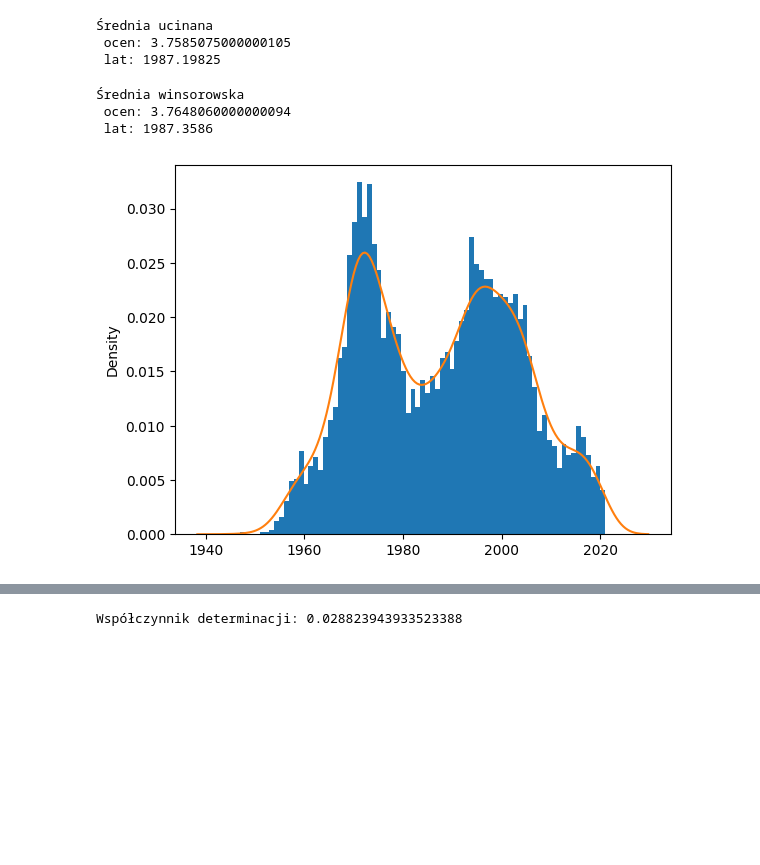
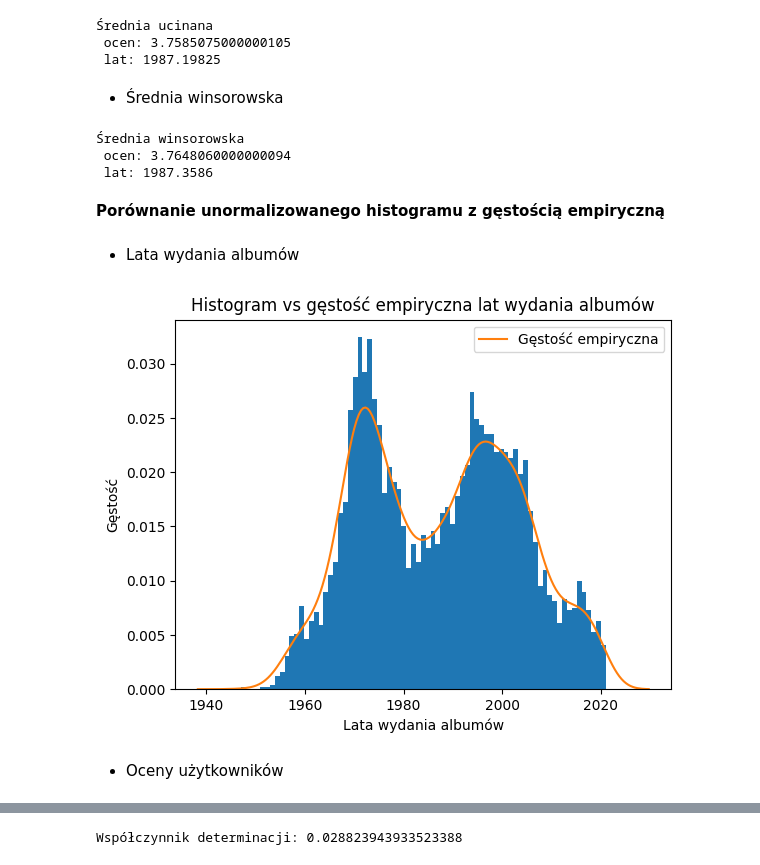
Before and after one commit to rafglo/Statystyka-stosowana, a Jupyter notebook: music_data_analysis.ipynb, the cells around one changed output, grey strips where cells are left out. Saved outputs shown, nothing was run; the diff lists cells and outputs as text; code cells hidden in the pictures; blank space fills up the shorter version.

```diff
--- a/music_data_analysis.ipynb
+++ b/music_data_analysis.ipynb
@@ -65,6 +91,8 @@ print(f"Średnia ucinana\n ocen: {t_mean_ratings} \n lat: {t_mean_years}")
 Średnia ucinana
  ocen: 3.7585075000000105
  lat: 1987.19825
+# %% [markdown]
+* Średnia winsorowska
 # %%
 def winsorized_mean(data, k):
     n = len(data)
@@ -81,11 +109,21 @@ print(f"Średnia winsorowska\n ocen: {w_mean_ratings} \n lat: {w_mean_years}")
 Średnia winsorowska
  ocen: 3.7648060000000094
  lat: 1987.3586
+# %% [markdown]
+**Porównanie unormalizowanego histogramu z gęstością empiryczną**
+# %% [markdown]
+* Lata wydania albumów
 # %%
 plt.hist(years,density=True,bins=75)
-sns.kdeplot(years)
+sns.kdeplot(years, label="Gęstość empiryczna")
+plt.xlabel("Lata wydania albumów")
+plt.ylabel("Gęstość")
+plt.title("Histogram vs gęstość empiryczna lat wydania albumów")
+plt.legend(loc="best")
 plt.show()
 # %% [output]
-[figure, old version]
+[figure, new version]
+# %% [markdown]
+* Oceny użytkowników
 # %%
 plt.hist(ratings,density=True,bins=80)
```
Also changed, not shown: parts of 25 cells of this notebook.
